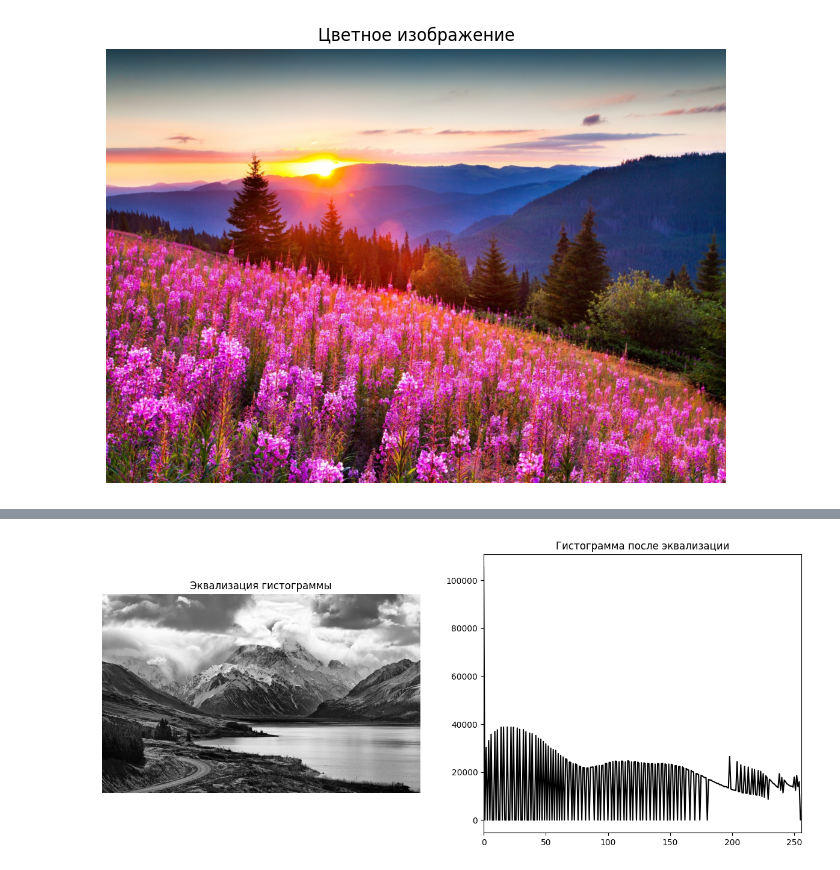
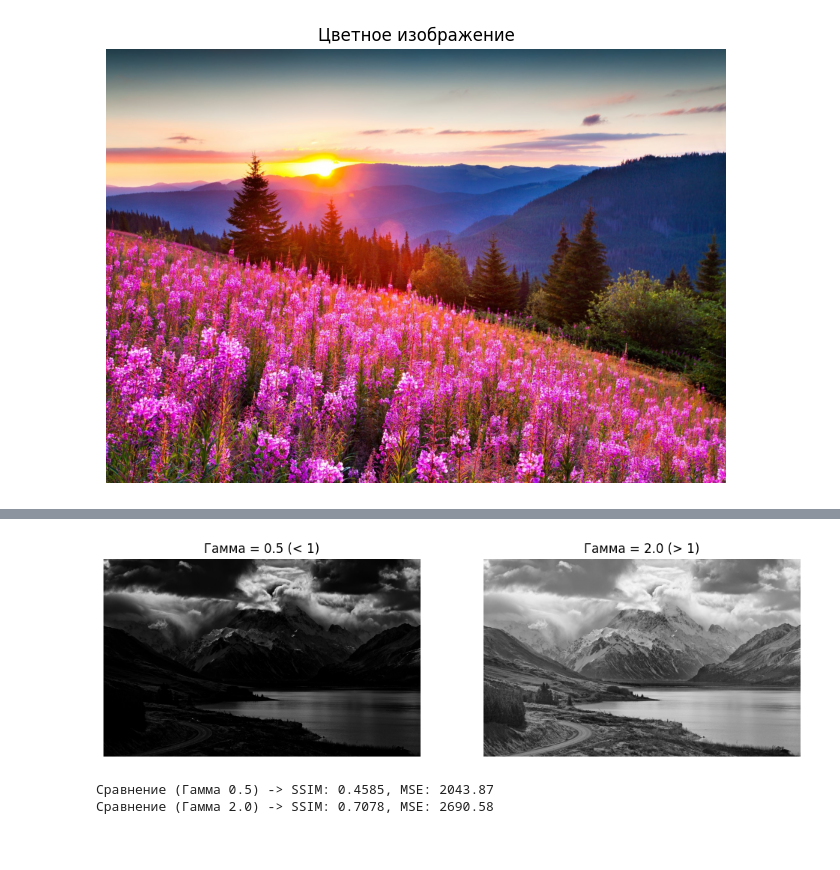
Before and after one commit to Fox666M/image-processing, a Jupyter notebook: Homework_1.ipynb, the cells around one changed output, grey strips where cells are left out. Drawn from its saved outputs; the diff is of its cells as text; code cells hidden in the pictures.

```diff
--- a/Homework_1.ipynb
+++ b/Homework_1.ipynb
@@ -69,24 +42,39 @@ plt.show()
-# %%
-# 4. Собственная реализация эквализации
-def custom_equalization(image):
-    hist, _ = np.histogram(image.flatten(), 256, [0, 256])
-    cdf = hist.cumsum()
-    cdf_m = np.ma.masked_equal(cdf, 0)
-    cdf_m = (cdf_m - cdf_m.min()) * 255 / (cdf_m.max() - cdf_m.min())
-    cdf_final = np.ma.filled(cdf_m, 0).astype('uint8')
-    return cdf_final[image]
-
-img_eq = custom_equalization(img_gray)
-
-fig, (ax1, ax2) = plt.subplots(1, 2, figsize=(15, 6))
-ax1.imshow(img_eq, cmap='gray')
-ax1.set_title('Эквализация гистограммы')
-ax1.axis('off')
-
-hist_eq, _ = np.histogram(img_eq.flatten(), 256, [0, 256])
-ax2.plot(hist_eq, color='black')
-ax2.set_title('Гистограмма после эквализации')
-ax2.set_xlim([0, 256])
-plt.show()
-# %% [output]
-[figure, removed]
+# %%
+# 3. Гамма-коррекция
+def gamma_correction(image, gamma):
+    # Создаем таблицу соответствия (LUT) для ускорения вычислений
+    inv_gamma = 1.0 / gamma
+    table = np.array([((i / 255.0) ** inv_gamma) * 255
+                      for i in np.arange(0, 256)]).astype("uint8")
+    return cv2.LUT(image, table)
+
+# Применяем гамму < 1 (осветление) и > 1 (затемнение)
+img_gamma_low = gamma_correction(img_gray, 0.5)
+img_gamma_high = gamma_correction(img_gray, 2.0)
+
+fig, (ax1, ax2) = plt.subplots(1, 2, figsize=(12, 5))
+ax1.imshow(img_gamma_low, cmap='gray')
+ax1.set_title('Гамма = 0.5 (< 1)')
+ax2.imshow(img_gamma_high, cmap='gray')
+ax2.set_title('Гамма = 2.0 (> 1)')
+for ax in [ax1, ax2]: ax.axis('off')
+plt.show()
+# %% [output]
+[figure, added]
+# %%
+# 4. Сравнение метриками MSE и SSIM
+from skimage.metrics import structural_similarity, mean_squared_error
+
+# Сравниваем оригинал с гаммой 0.5
+ssim_low = structural_similarity(img_gray, img_gamma_low)
+mse_low = mean_squared_error(img_gray, img_gamma_low)
+
+# Сравниваем оригинал с гаммой 2.0
+ssim_high = structural_similarity(img_gray, img_gamma_high)
+mse_high = mean_squared_error(img_gray, img_gamma_high)
+
+print(f"Сравнение (Гамма 0.5) -> SSIM: {ssim_low:.4f}, MSE: {mse_low:.2f}")
+print(f"Сравнение (Гамма 2.0) -> SSIM: {ssim_high:.4f}, MSE: {mse_high:.2f}")
+# %% [output]
+Сравнение (Гамма 0.5) -> SSIM: 0.4585, MSE: 2043.87
+Сравнение (Гамма 2.0) -> SSIM: 0.7078, MSE: 2690.58
```
Also changed, not shown: parts of 6 cells of this notebook.
